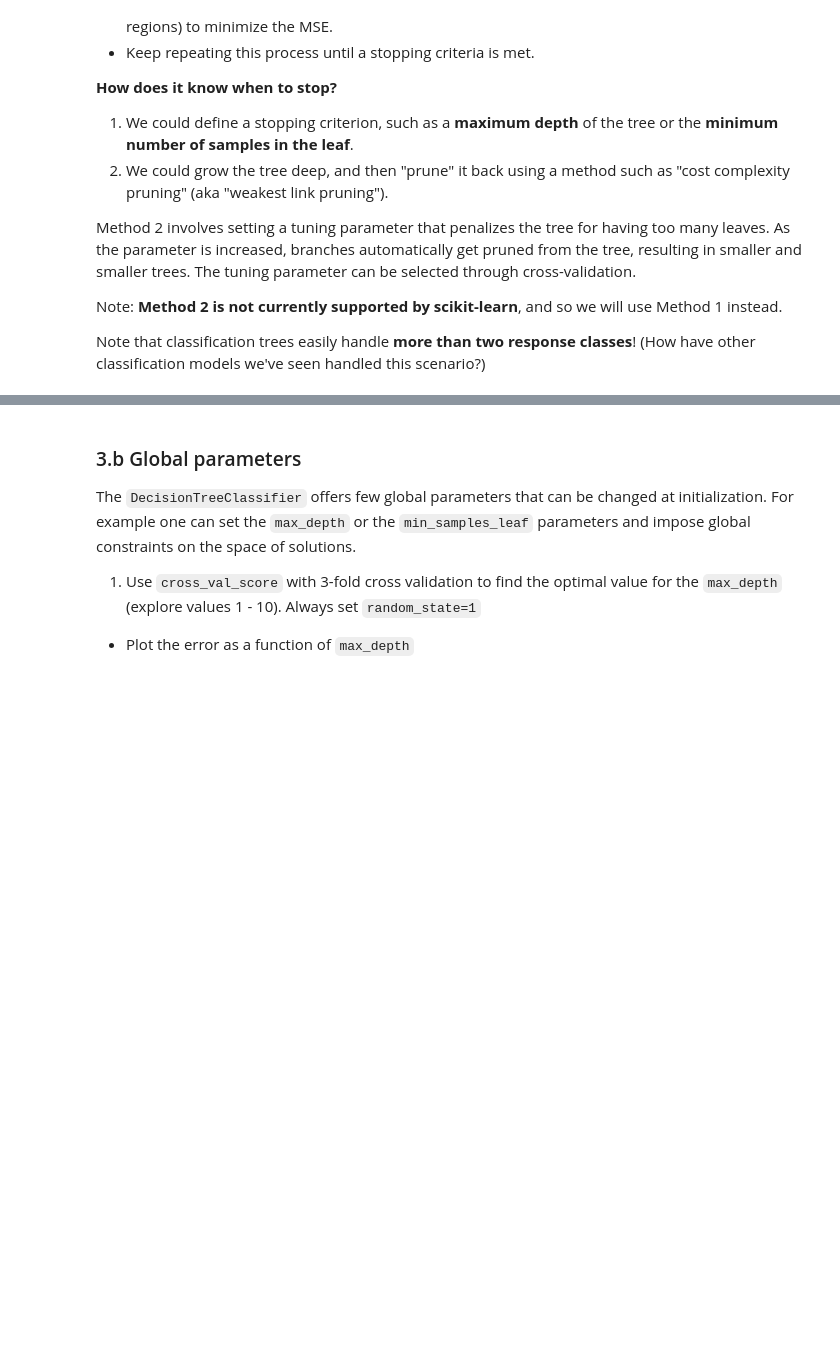
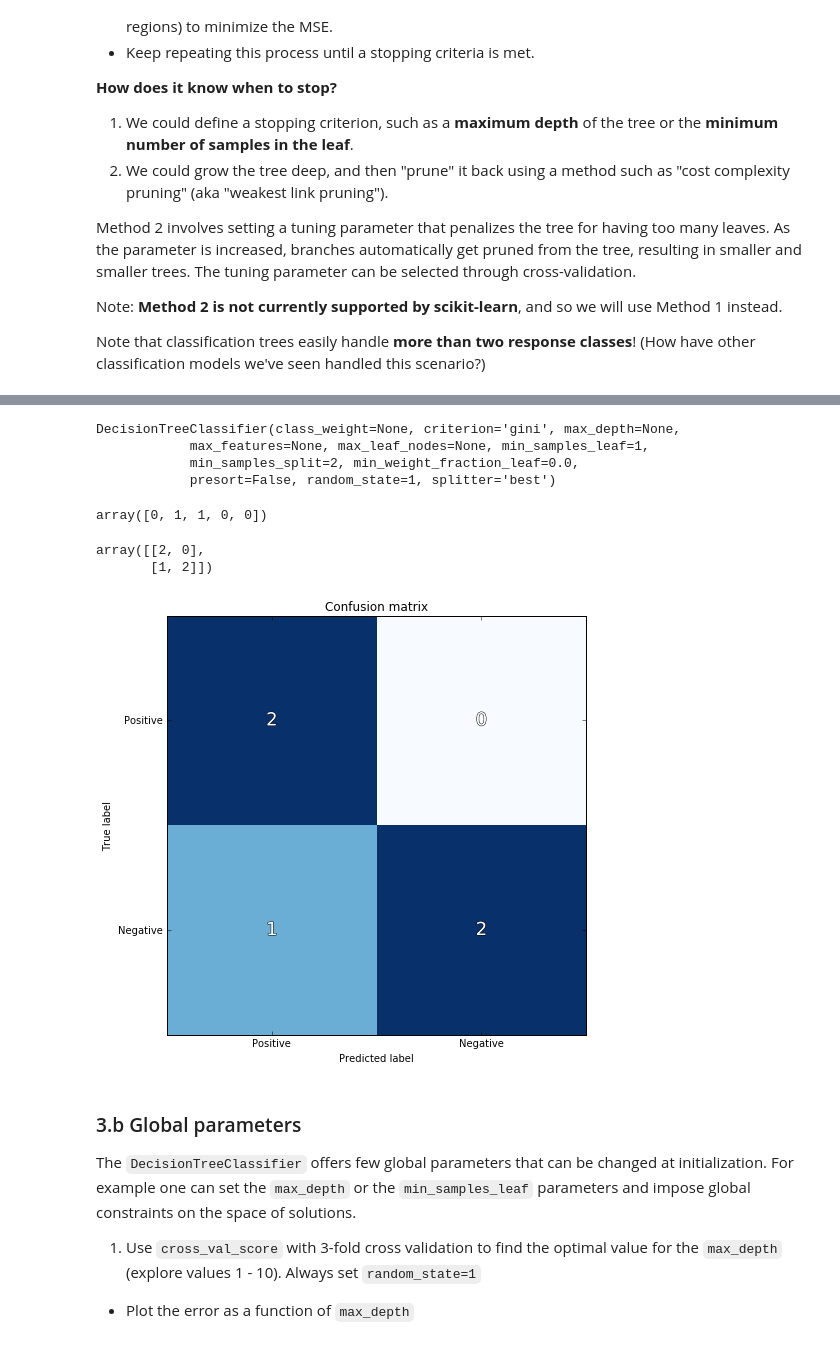
Before and after one commit to yawitzd/DSI-NYC-1, a Jupyter notebook: curriculum/week-06/1.2-lab-trees/code/starter-code/starter-code-1_2.ipynb, the cells around one changed output, grey strips where cells are left out. Cells and saved outputs as stored; diff of their text form; code cells hidden in the pictures; blank space fills up the shorter version.

```diff
--- a/curriculum/week-06/1.2-lab-trees/code/starter-code/starter-code-1_2.ipynb
+++ b/curriculum/week-06/1.2-lab-trees/code/starter-code/starter-code-1_2.ipynb
@@ -65,8 +135,16 @@ Building a tree by hand was not so easy, and also not ideal. Let's use scikit-le
+# %%
+from sklearn.cross_validation import train_test_split
+X_train, X_test, y_train, y_test = train_test_split(X, y, test_size= 0.3, random_state=42)
 # %%
 # After you've cleaned and split the data, run this model:
-from sklearn.tree import DecisionTreeRegressor
-treereg = DecisionTreeRegressor(random_state=1)
+from sklearn.tree import DecisionTreeClassifier
+treereg = DecisionTreeClassifier(random_state=1)
 treereg.fit(X_train, y_train)
+# %% [output]
+DecisionTreeClassifier(class_weight=None, criterion='gini', max_depth=None,
+            max_features=None, max_leaf_nodes=None, min_samples_leaf=1,
+            min_samples_split=2, min_weight_fraction_leaf=0.0,
+            presort=False, random_state=1, splitter='best')
 # %%
 ### And a function to plot your confusion matrix:
 import matplotlib.patheffects as path_effects
@@ -96,6 +174,22 @@ def plot_confusion_matrix(cm, title='Confusion matrix', labels=['Positive','Nega
                         color = 'white',
                         fontsize=18).set_path_effects([path_effects.Stroke(linewidth=1, foreground='black'),
                                                        path_effects.Normal()]) #The last line here adds a text outline
+# %%
+preds = treereg.predict(X_test)
+# %%
+preds
+# %% [output]
+array([0, 1, 1, 0, 0])
+# %%
+cm = confusion_matrix(y_test, preds)
+cm
+# %% [output]
+array([[2, 0],
+       [1, 2]])
+# %%
+plot_confusion_matrix(cm)
+# %% [output]
+[figure, added]
 # %% [markdown]
 ### 3.b Global parameters
 
```
Also changed, not shown: parts of 27 cells of this notebook, 2 other files.
